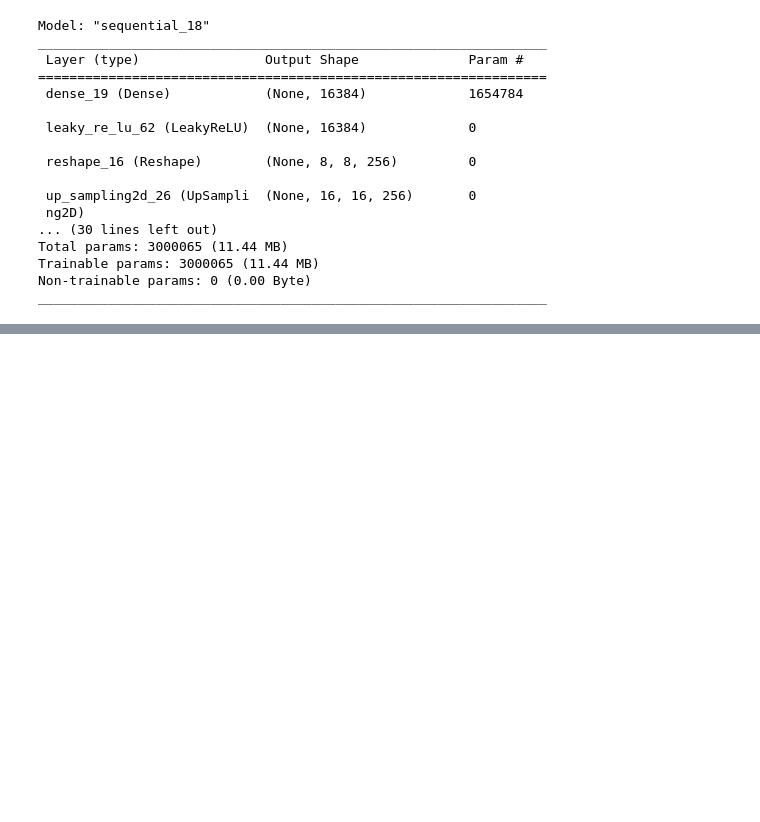
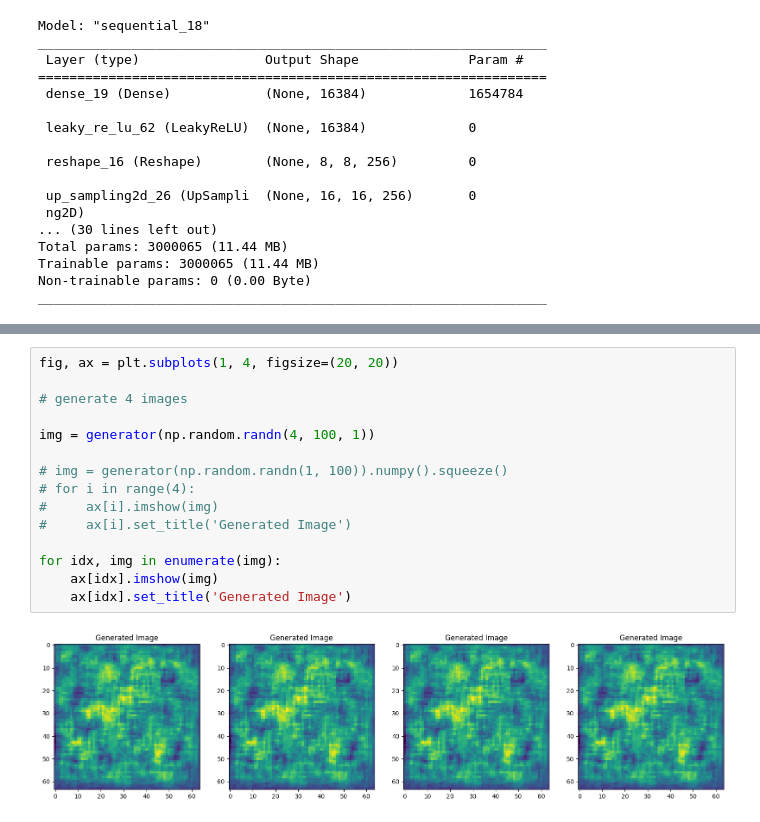
Before and after one commit to ishaan1013/gan, a Jupyter notebook: app.ipynb, the cells around one changed output, grey strips where cells are left out. Cells and saved outputs as stored; diff of their text form; blank space fills up the shorter version.

```diff
--- a/app.ipynb
+++ b/app.ipynb
@@ -175,0 +161,17 @@ for i in range(4):
+# %%
+fig, ax = plt.subplots(1, 4, figsize=(20, 20))
+
+# generate 4 images
+
+img = generator(np.random.randn(4, 100, 1))
+
+# img = generator(np.random.randn(1, 100)).numpy().squeeze()
+# for i in range(4):
+#     ax[i].imshow(img)
+#     ax[i].set_title('Generated Image')
+
+for idx, img in enumerate(img):
+    ax[idx].imshow(img)
+    ax[idx].set_title('Generated Image')
+# %% [output]
+[figure, added]
```
Also changed, not shown: parts of 5 cells of this notebook.
